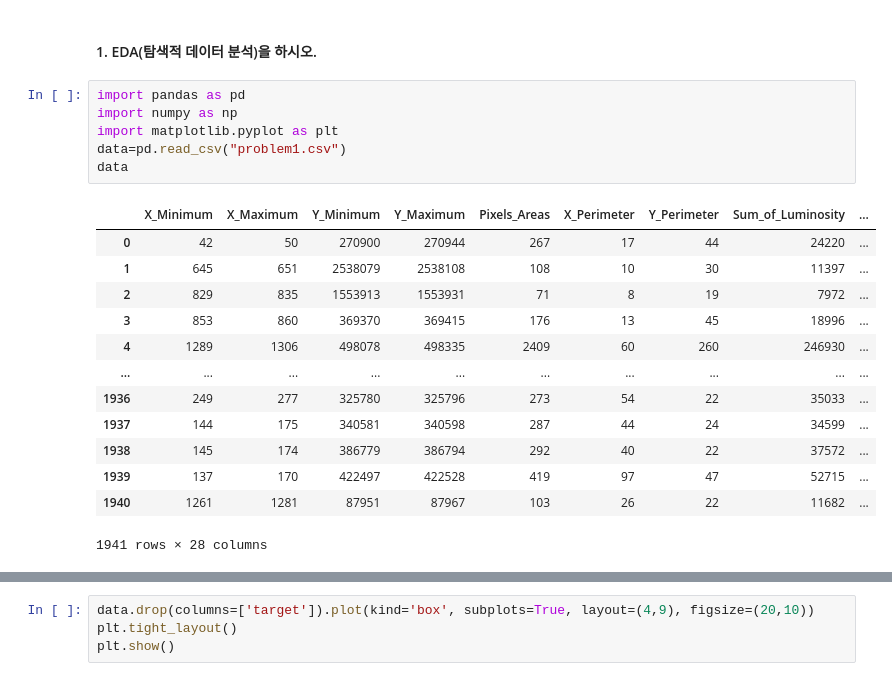
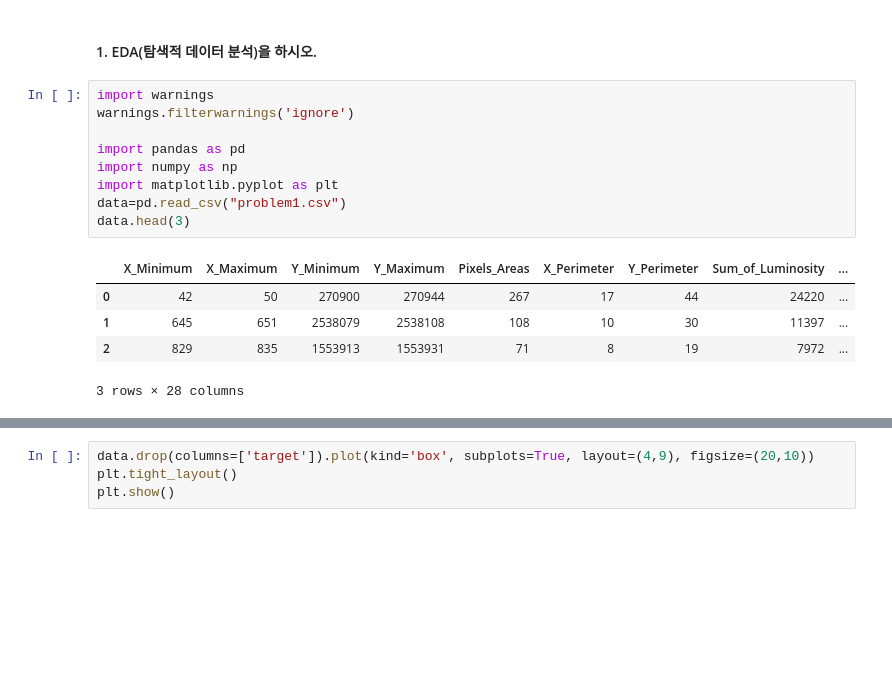
Before and after one commit to teng-ny/ADPStudy, a Jupyter notebook: ADP시험복기/kaggle_15회/(15회) 1-1. 머신러닝.ipynb, the cells around one changed output, grey strips where cells are left out. Saved outputs shown, nothing was run; the diff lists cells and outputs as text; blank space fills up the shorter version.

```diff
--- a/ADP시험복기/kaggle_15회/(15회) 1-1. 머신러닝.ipynb
+++ b/ADP시험복기/kaggle_15회/(15회) 1-1. 머신러닝.ipynb
@@ -5,22 +5,17 @@
 # %% [markdown]
 #### 1. EDA(탐색적 데이터 분석)을 하시오.
 # %%
+import warnings
+warnings.filterwarnings('ignore')
+
 import pandas as pd
 import numpy as np
 import matplotlib.pyplot as plt
 data=pd.read_csv("problem1.csv")
-data
+data.head(3)
 # %% [output]
 |  | X_Minimum | X_Maximum | Y_Minimum | Y_Maximum | Pixels_Areas | X_Perimeter | Y_Perimeter | Sum_of_Luminosity | ... |
 | 0 | 42 | 50 | 270900 | 270944 | 267 | 17 | 44 | 24220 | ... |
 | 1 | 645 | 651 | 2538079 | 2538108 | 108 | 10 | 30 | 11397 | ... |
 | 2 | 829 | 835 | 1553913 | 1553931 | 71 | 8 | 19 | 7972 | ... |
-| 3 | 853 | 860 | 369370 | 369415 | 176 | 13 | 45 | 18996 | ... |
-| 4 | 1289 | 1306 | 498078 | 498335 | 2409 | 60 | 260 | 246930 | ... |
-| ... | ... | ... | ... | ... | ... | ... | ... | ... | ... |
-| 1936 | 249 | 277 | 325780 | 325796 | 273 | 54 | 22 | 35033 | ... |
-| 1937 | 144 | 175 | 340581 | 340598 | 287 | 44 | 24 | 34599 | ... |
-| 1938 | 145 | 174 | 386779 | 386794 | 292 | 40 | 22 | 37572 | ... |
-| 1939 | 137 | 170 | 422497 | 422528 | 419 | 97 | 47 | 52715 | ... |
-| 1940 | 1261 | 1281 | 87951 | 87967 | 103 | 26 | 22 | 11682 | ... |
-1941 rows × 28 columns
+3 rows × 28 columns
```
Also changed, not shown: parts of 11 cells of this notebook.
